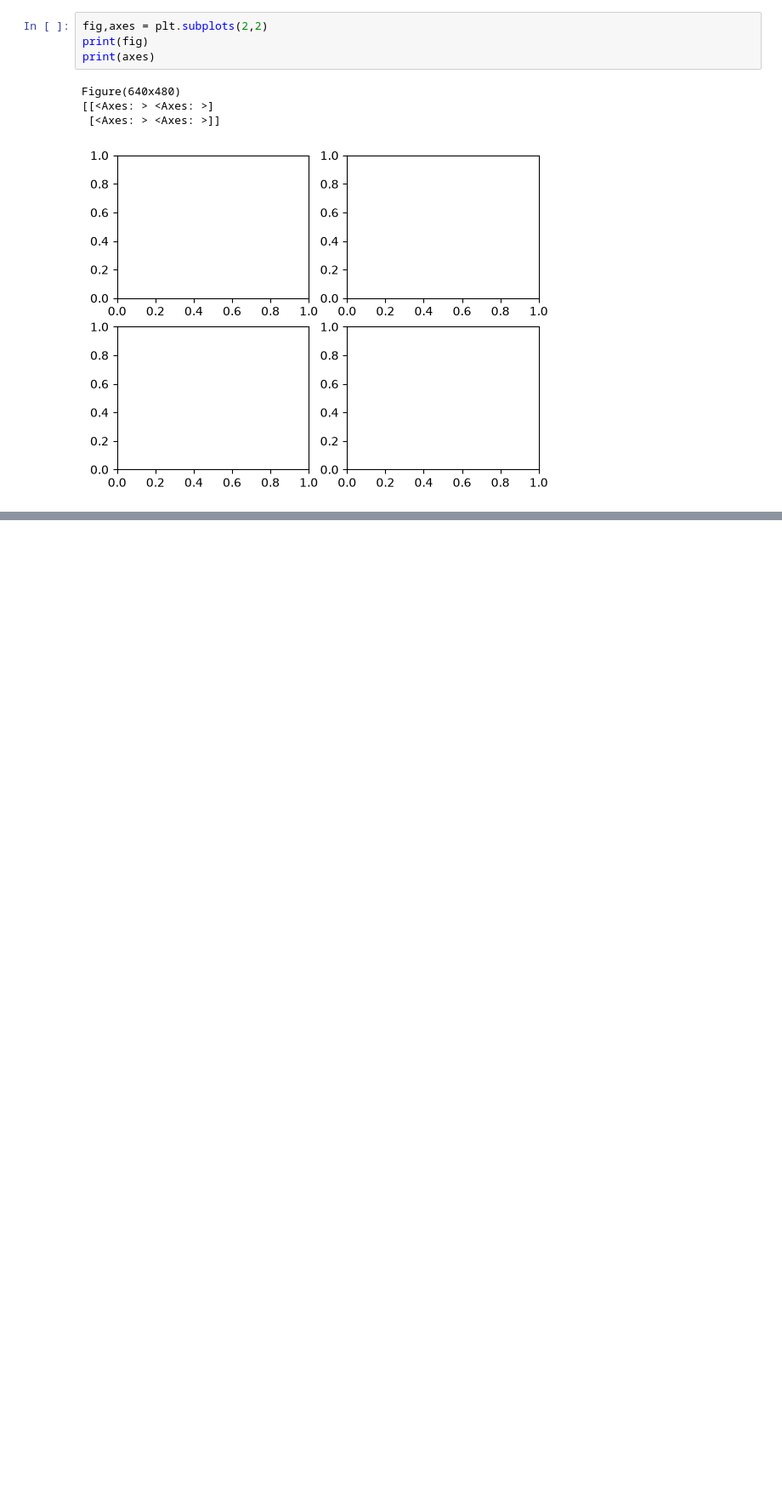
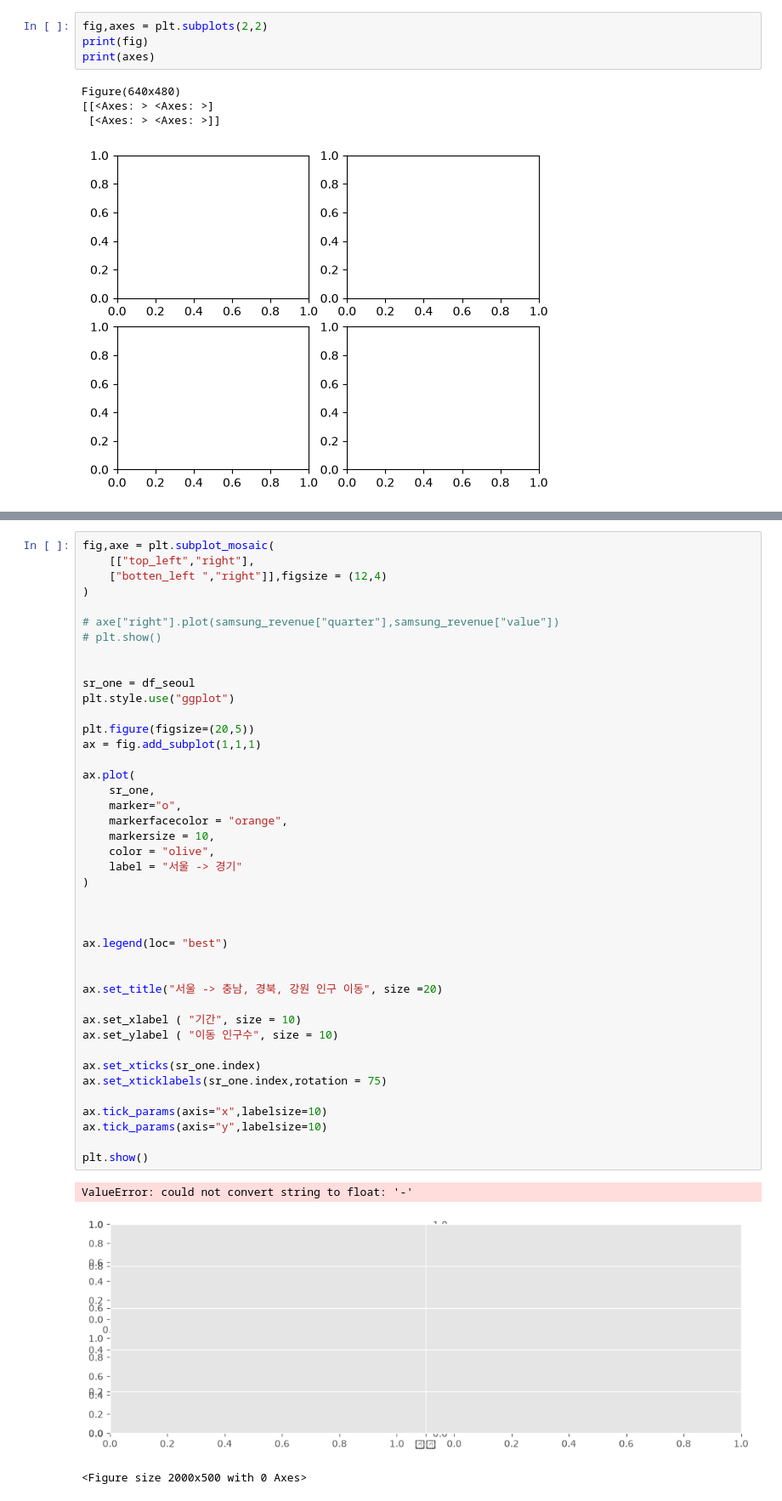
Before and after one commit to Kyoeun33/18_data_analysis, a Jupyter notebook: 01_metapolib.ipynb, the cells around one changed output, grey strips where cells are left out. Shown at 85% size. Cells and saved outputs as stored; diff of their text form; blank space fills up the shorter version.

```diff
--- a/01_metapolib.ipynb
+++ b/01_metapolib.ipynb
@@ -305,0 +305,46 @@ plt.show()
+# %%
+fig,axe = plt.subplot_mosaic(
+    [["top_left","right"],
+    ["botten_left ","right"]],figsize = (12,4)
+)
+
+# axe["right"].plot(samsung_revenue["quarter"],samsung_revenue["value"])
+# plt.show()
+
+
+sr_one = df_seoul
+plt.style.use("ggplot")
+
+plt.figure(figsize=(20,5))
+ax = fig.add_subplot(1,1,1)
+
+ax.plot(
+    sr_one,
+    marker="o",
+    markerfacecolor = "orange",
+    markersize = 10,
+    color = "olive",
+    label = "서울 -> 경기"
+)
+
+
+
+ax.legend(loc= "best")
+
+
+ax.set_title("서울 -> 충남, 경북, 강원 인구 이동", size =20)
+
+ax.set_xlabel ( "기간", size = 10)
+ax.set_ylabel ( "이동 인구수", size = 10)
+
+ax.set_xticks(sr_one.index)
+ax.set_xticklabels(sr_one.index,rotation = 75)
+
+ax.tick_params(axis="x",labelsize=10)
+ax.tick_params(axis="y",labelsize=10)
+
+plt.show()
+# %% [output]
+ValueError: could not convert string to float: '-'
+[figure, added]
+<Figure size 2000x500 with 0 Axes>
```
Also changed, not shown: parts of 14 cells of this notebook.
